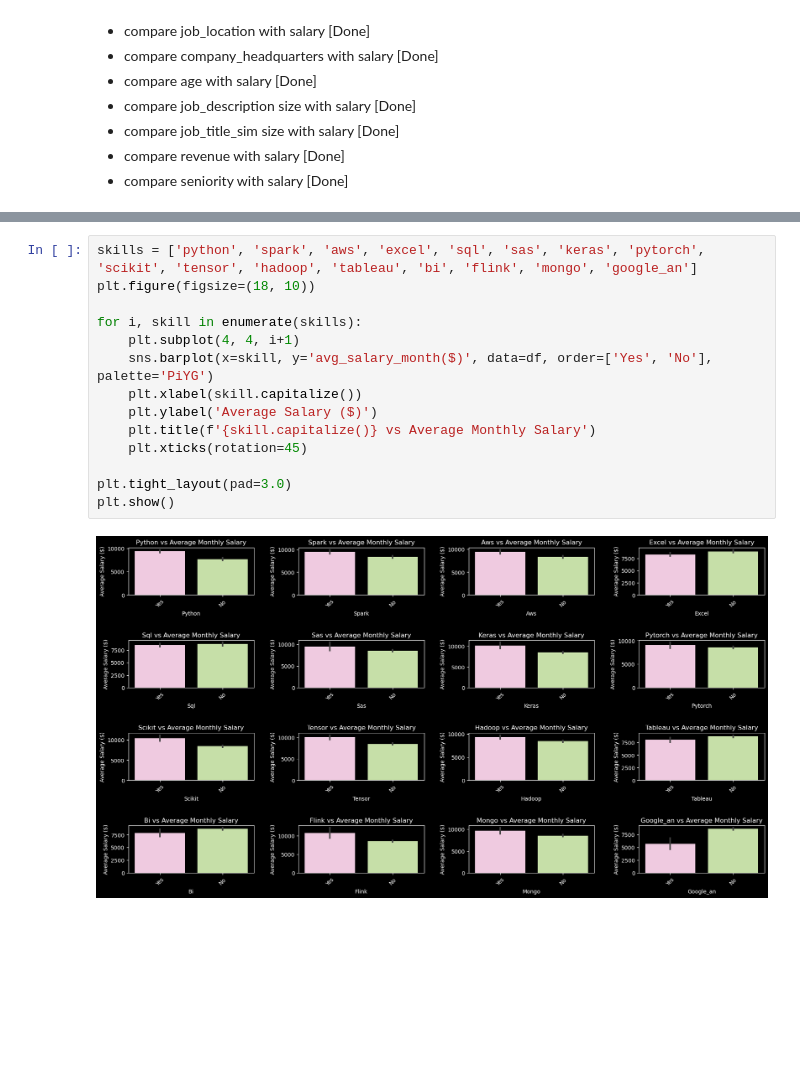
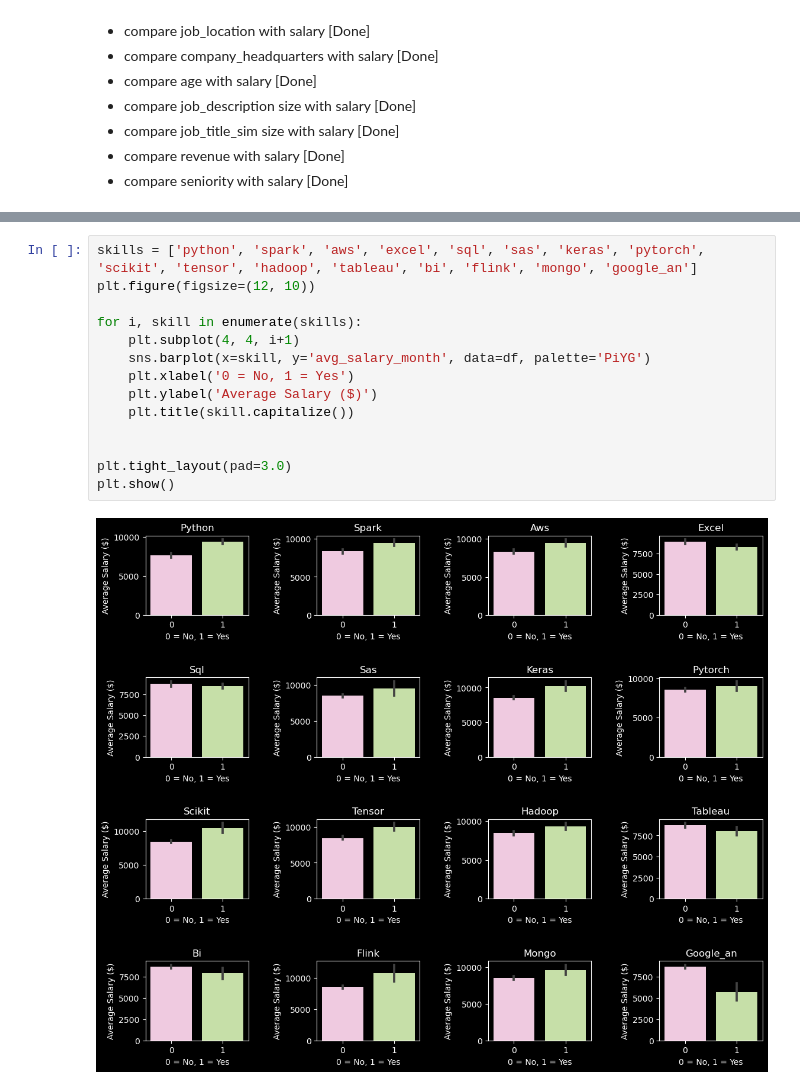
Before and after one commit to FelipeLRoll/ds_salary, a Jupyter notebook: notebook/data_analysis.ipynb, the cells around one changed output, grey strips where cells are left out. Cells and saved outputs as stored; diff of their text form; blank space fills up the shorter version.

```diff
--- a/notebook/data_analysis.ipynb
+++ b/notebook/data_analysis.ipynb
@@ -284,19 +306,19 @@ plt.show()
 # %%
 skills = ['python', 'spark', 'aws', 'excel', 'sql', 'sas', 'keras', 'pytorch', 'scikit', 'tensor', 'hadoop', 'tableau', 'bi', 'flink', 'mongo', 'google_an']
-plt.figure(figsize=(18, 10))
+plt.figure(figsize=(12, 10))
 
 for i, skill in enumerate(skills):
     plt.subplot(4, 4, i+1)
-    sns.barplot(x=skill, y='avg_salary_month($)', data=df, order=['Yes', 'No'], palette='PiYG')
-    plt.xlabel(skill.capitalize())
+    sns.barplot(x=skill, y='avg_salary_month', data=df, palette='PiYG')
+    plt.xlabel('0 = No, 1 = Yes')
     plt.ylabel('Average Salary ($)')
-    plt.title(f'{skill.capitalize()} vs Average Monthly Salary')
-    plt.xticks(rotation=45)
+    plt.title(skill.capitalize())
+
 
 plt.tight_layout(pad=3.0)
 plt.show()
 # %% [output]
-[figure, old version]
+[figure, new version]
 # %%
 df.columns
 # %% [output]
```
Also changed, not shown: parts of 24 cells of this notebook, 4 other files.
